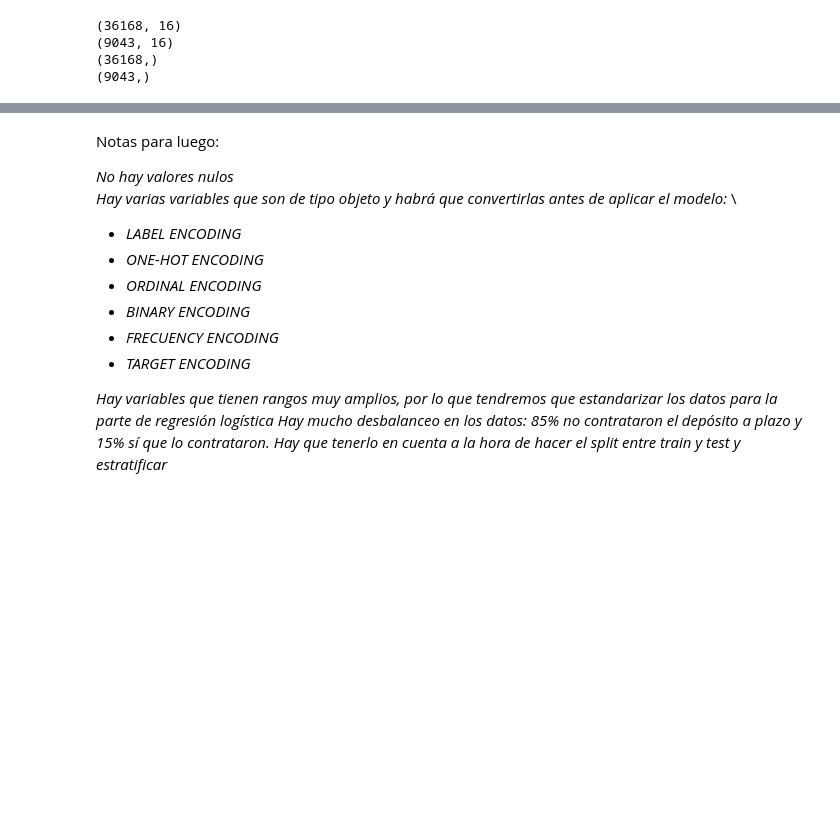
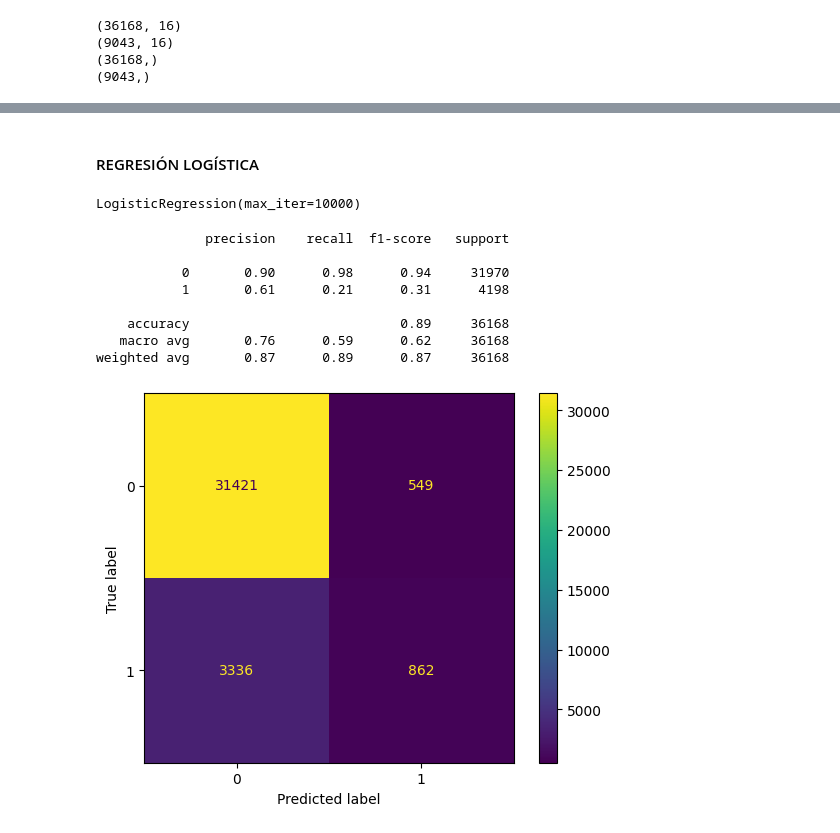
Before and after one commit to Anttt4/ONLINE_DS_THEBRIDGE_Antonio_Carreno_Jimenez, a Jupyter notebook: Sprint 11/Unidad 1/18_Practica_Obligatoria_Arboles_de_Decisión_y_Ajuste_de_hiperparámetros.ipynb, the cells around one changed output, grey strips where cells are left out. Saved outputs shown, nothing was run; the diff lists cells and outputs as text; code cells hidden in the pictures; blank space fills up the shorter version.

```diff
--- a/Sprint 11/Unidad 1/18_Practica_Obligatoria_Arboles_de_Decisión_y_Ajuste_de_hiperparámetros.ipynb
+++ b/Sprint 11/Unidad 1/18_Practica_Obligatoria_Arboles_de_Decisión_y_Ajuste_de_hiperparámetros.ipynb
@@ -220,20 +540,35 @@ for feat in features_cat:
+# %%
+train_set = bck_train_2
+# %%
+# Ahora creamos las variables X,y para los datos de entrenamiento tras todo el trabajo previo
+
+X = train_set.copy()
+y = y
+# %% [markdown]
+#### REGRESIÓN LOGÍSTICA
+# %%
+# Creamos el modelo de regresión logística
+
+from sklearn.linear_model import LogisticRegression
+
+clf = LogisticRegression(max_iter=10000)
+clf.fit(X,y)
+# %% [output]
+LogisticRegression(max_iter=10000)
 # %%
-def metrics_titanic(model,X, y_target):
+def metrics_evaluation(model, X, y_target):
     y_pred = model.predict(X)
     ConfusionMatrixDisplay.from_predictions(y_target, y_pred)
     print(classification_report(y_target, y_pred))
-# %% [markdown]
-Notas para luego:
-
-*No hay valores nulos* \
-*Hay varias variables que son de tipo objeto y habrá que convertirlas antes de aplicar el modelo:* \
-
-- *LABEL ENCODING*
-- *ONE-HOT ENCODING*
-- *ORDINAL ENCODING*
-- *BINARY ENCODING*
-- *FRECUENCY ENCODING*
-- *TARGET ENCODING*
-
-*Hay variables que tienen rangos muy amplios, por lo que tendremos que estandarizar los datos para la parte de regresión logística*
-*Hay mucho desbalanceo en los datos: 85% no contrataron el depósito a plazo y 15% sí que lo contrataron. Hay que tenerlo en cuenta a la hora de hacer el split entre train y test y estratificar*
+# %%
+metrics_evaluation(clf, X, y)
+# %% [output]
+              precision    recall  f1-score   support
+
+           0       0.90      0.98      0.94     31970
+           1       0.61      0.21      0.31      4198
+
+    accuracy                           0.89     36168
+   macro avg       0.76      0.59      0.62     36168
+weighted avg       0.87      0.89      0.87     36168
+[figure, added]
```
Also changed, not shown: parts of 74 cells of this notebook, 1 other file.
